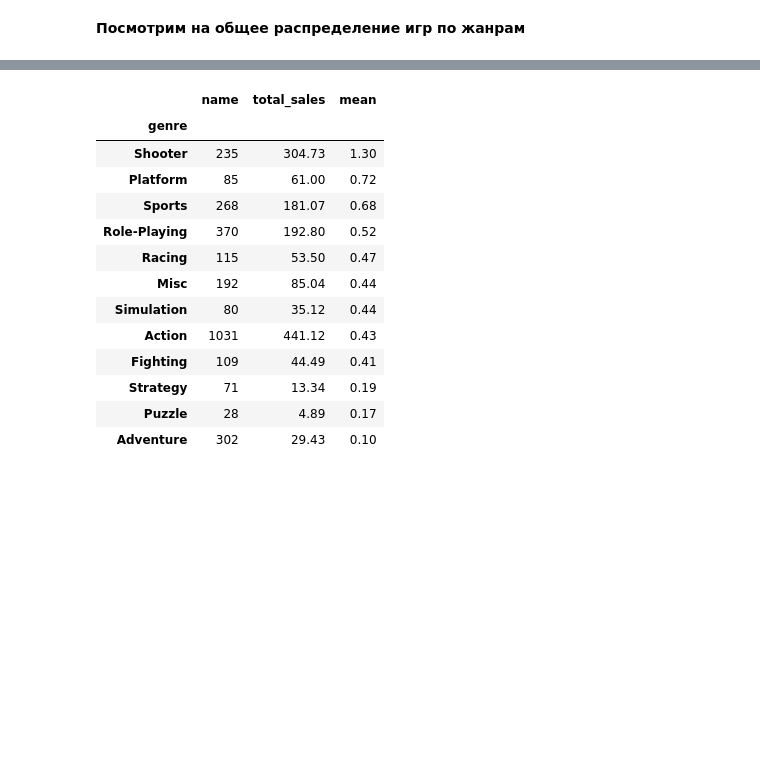
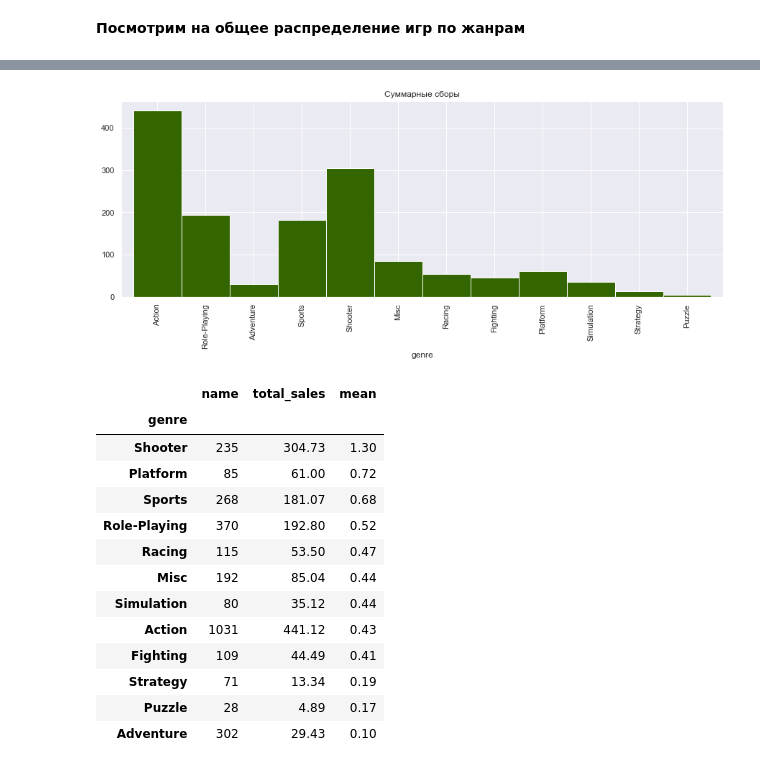
Before and after one commit to OxFed/Pr_1, a Jupyter notebook: Проект.ipynb, the cells around one changed output, grey strips where cells are left out. Cells and saved outputs as stored; diff of their text form; code cells hidden in the pictures; blank space fills up the shorter version.

```diff
--- a/Проект.ipynb
+++ b/Проект.ipynb
@@ -810,3 +828,8 @@ ax.legend(['Кол-во проданных игр', 'Суммарные сбор
+# %%
+plot_2=genre_game['total_sales']
+plot_2.plot(kind = 'bar',figsize = (15,5),width=1, color = '#336600', title='Суммарные сборы');
+# %% [output]
+[figure, added]
 # %%
 #Средняя выручка на игру
 genre_game.sort_values('mean', ascending=False)
```
Also changed, not shown: parts of 22 cells of this notebook.
